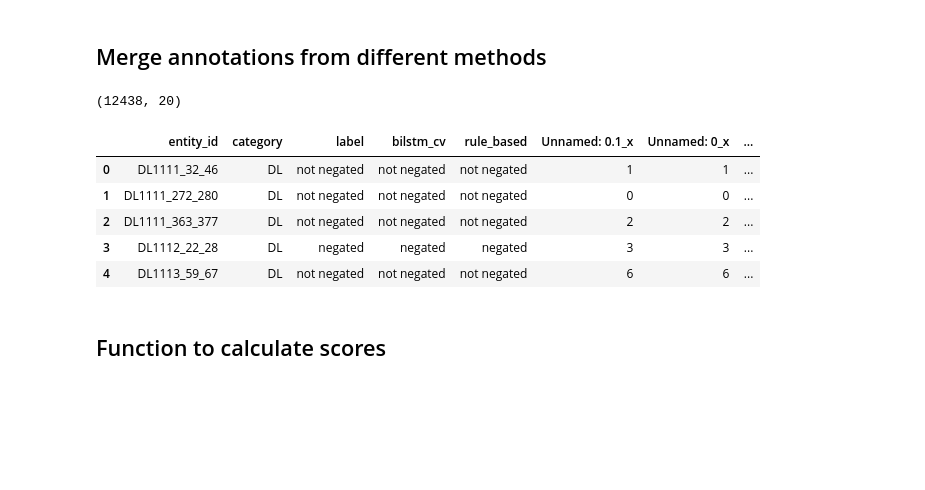
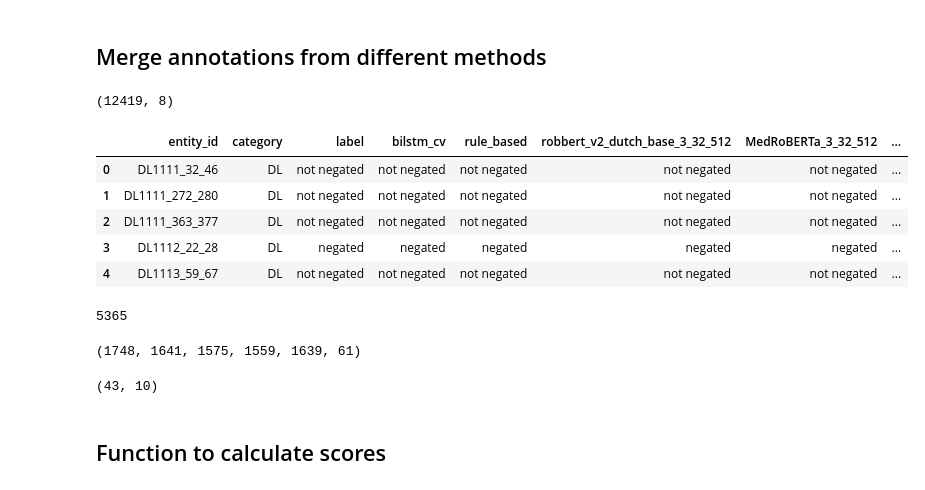
Before and after one commit to umcu/negation-detection, a Jupyter notebook: 01_general_evaluation.ipynb, the cells around one changed output. Drawn from its saved outputs; the diff is of its cells as text; code cells hidden in the pictures; blank space fills up the shorter version.

```diff
--- a/01_general_evaluation.ipynb
+++ b/01_general_evaluation.ipynb
@@ -238,29 +204,29 @@ medroberta_predict_zeroShot = medroberta_predict_zeroShot[~medroberta_predict_ze
 # %%
 results = pd.merge(left=annotated_data, right = bilstm_predictions_cv, left_on='entity_id', right_on='entity_id')
 results = pd.merge(left=results, right = ruled_based_predictions, left_on='entity_id', right_on='entity_id')
 
 results = pd.merge(left=results, right = robbert_prediction, left_on='entity_id', right_on='entity_id')
-results = pd.merge(left=results, right = robbert_prediction2, left_on='entity_id', right_on='entity_id')
+#results = pd.merge(left=results, right = robbert_prediction2, left_on='entity_id', right_on='entity_id')
 
 results = pd.merge(left=results, right = medroberta_prediction, left_on='entity_id', right_on='entity_id')
-results = pd.merge(left=results, right = medroberta_prediction2, left_on='entity_id', right_on='entity_id')
+#results = pd.merge(left=results, right = medroberta_prediction2, left_on='entity_id', right_on='entity_id')
 
 results = pd.merge(left=results, right = robbert_dapt_prediction, left_on='entity_id', right_on='entity_id')
-results = pd.merge(left=results, right = robbert_dapt_prediction2, left_on='entity_id', right_on='entity_id')
+#results = pd.merge(left=results, right = robbert_dapt_prediction2, left_on='entity_id', right_on='entity_id')
 
-results = pd.merge(left=results, right = robbert_predict_zeroShot, left_on='entity_id', right_on='entity_id')
-results = pd.merge(left=results, right = robbert_dapt_predict_zeroShot, left_on='entity_id', right_on='entity_id')
-results = pd.merge(left=results, right = medroberta_predict_zeroShot, left_on='entity_id', right_on='entity_id')
+#results = pd.merge(left=results, right = robbert_predict_zeroShot, left_on='entity_id', right_on='entity_id')
+#results = pd.merge(left=results, right = robbert_dapt_predict_zeroShot, left_on='entity_id', right_on='entity_id')
+#results = pd.merge(left=results, right = medroberta_predict_zeroShot, left_on='entity_id', right_on='entity_id')
 
 
 results.to_csv(merged_result_file, index=False, compression='gzip', line_terminator='\n')
 print(results.shape)
 results.head(5)
 # %% [output]
-(12438, 20)
+(12419, 8)
-|  | entity_id | category | label | bilstm_cv | rule_based | Unnamed: 0.1_x | Unnamed: 0_x | ... |
-| 0 | DL1111_32_46 | DL | not negated | not negated | not negated | 1 | 1 | ... |
-| 1 | DL1111_272_280 | DL | not negated | not negated | not negated | 0 | 0 | ... |
-| 2 | DL1111_363_377 | DL | not negated | not negated | not negated | 2 | 2 | ... |
-| 3 | DL1112_22_28 | DL | negated | negated | negated | 3 | 3 | ... |
-| 4 | DL1113_59_67 | DL | not negated | not negated | not negated | 6 | 6 | ... |
+|  | entity_id | category | label | bilstm_cv | rule_based | robbert_v2_dutch_base_3_32_512 | MedRoBERTa_3_32_512 | ... |
+| 0 | DL1111_32_46 | DL | not negated | not negated | not negated | not negated | not negated | ... |
+| 1 | DL1111_272_280 | DL | not negated | not negated | not negated | not negated | not negated | ... |
+| 2 | DL1111_363_377 | DL | not negated | not negated | not negated | not negated | not negated | ... |
+| 3 | DL1112_22_28 | DL | negated | negated | negated | negated | negated | ... |
+| 4 | DL1113_59_67 | DL | not negated | not negated | not negated | not negated | not negated | ... |
@@ -269,3 +233,7 @@ results.head(5)
+# %%
+results.entity_id.str.split("_").apply(lambda x: x[0]).nunique()
+# %% [output]
+5365
 # %%
 results['mv_ensemble_all'] = results[['bilstm_cv', 'rule_based',
                                       'MedRoBERTa_3_32_512', 'robbert_v2_dutch_base_DAPT_3_32_512',
@@ -275,4 +243,24 @@ results['mv_ensemble'] = results[['bilstm_cv', 'rule_based', 'robbert_v2_dutch_b
                                         lambda x: sc.stats.mode(x)[0][0], axis=1)
+# %%
+sum(results.label=='negated'), \
+sum((results.label=='negated') & (results.mv_ensemble_all=='negated')), \
+sum((results.label=='negated') & (results.bilstm_cv=='negated')),\
+sum((results.label=='negated') & (results.rule_based=='negated')),\
+sum((results.label=='negated') & (results.robbert_v2_dutch_base_3_32_512=='negated')),\
+sum((results.label=='negated') & (results.robbert_v2_dutch_base_3_32_512!='negated') &
+    (results.bilstm_cv!='negated') &
+    (results.rule_based!='negated')
+    )
+# %% [output]
+(1748, 1641, 1575, 1559, 1639, 61)
+# %%
+results[(results.label=='negated') & (results.robbert_v2_dutch_base_3_32_512!='negated') &
+        (results.MedRoBERTa_3_32_512!='negated') &
+        (results.robbert_v2_dutch_base_DAPT_3_32_512!='negated') &
+        (results.bilstm_cv!='negated') &
+        (results.rule_based!='negated')].shape
+# %% [output]
+(43, 10)
 # %% [markdown]
 ## Function to calculate scores
 # %%
```
Also changed, not shown: parts of 7 cells of this notebook, 2 other files.
